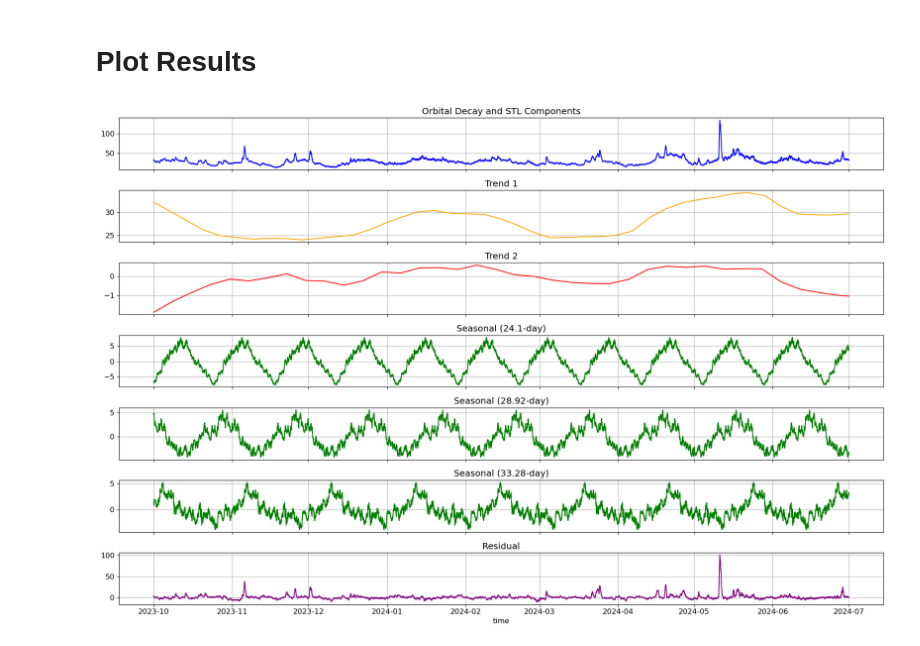
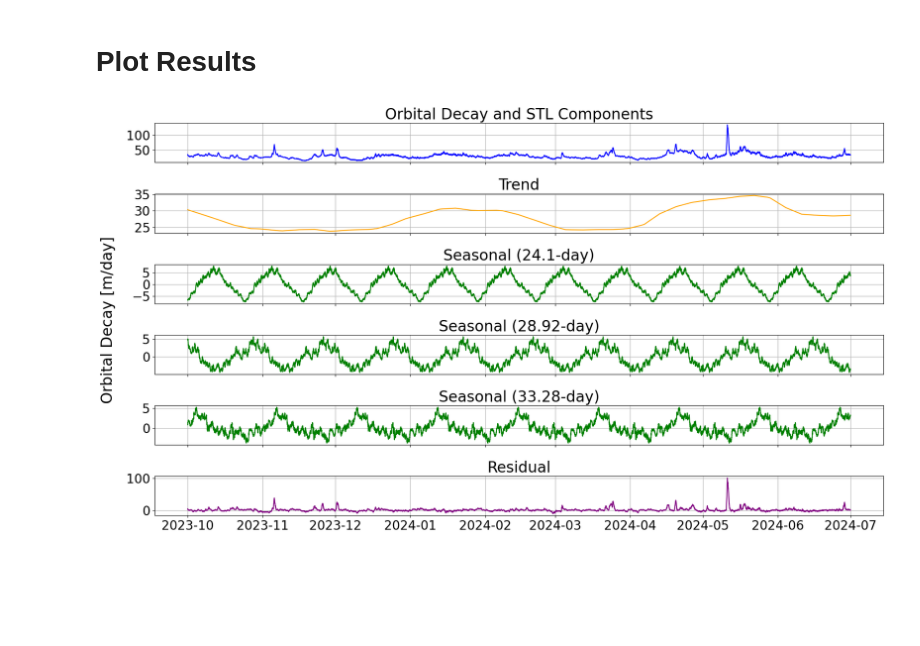
Before and after one commit to David-Student-Bern/MT, a Jupyter notebook: Analysis/Orbital_Decay/Trend_Removal/STL_S3.ipynb, the cells around one changed output. Saved outputs shown, nothing was run; the diff lists cells and outputs as text; code cells hidden in the pictures; blank space fills up the shorter version.

```diff
--- a/Analysis/Orbital_Decay/Trend_Removal/STL_S3.ipynb
+++ b/Analysis/Orbital_Decay/Trend_Removal/STL_S3.ipynb
@@ -196,35 +210,36 @@ plot_lombscargle_periodogram(GFOC_subset, start_date, end_date,
 # %% [markdown]
 # Plot Results
 # %%
+# set font & label size
+plt.rcParams.update({'font.size': 20})
+
 GFOC_subset['original_decay'] = GFOC_data['orbital_decay'].where(GFOC_data['time'].isin(GFOC_subset['time']))
 # plot components
-fig, axs = plt.subplots(7, 1, figsize=(18, 12), sharex=True)
+fig, axs = plt.subplots(6, 1, figsize=(18, 10), sharex=True)
 axs[0].plot(GFOC_subset['time'], GFOC_subset['original_decay'], color='blue')
 axs[0].set_title('Orbital Decay and STL Components')
 
-axs[1].plot(GFOC_subset['time'], GFOC_subset['trend_1'], color='orange')
-axs[1].set_title('Trend 1')
+axs[1].plot(GFOC_subset['time'], GFOC_subset['trend_1'] + GFOC_subset['trend_2'], color='orange')
+axs[1].set_title('Trend')
 
-axs[2].plot(GFOC_subset['time'], GFOC_subset['trend_2'], color='red')
-axs[2].set_title('Trend 2')
+axs[2].plot(GFOC_subset['time'], GFOC_subset['seasonal_1'], color='green')
+axs[2].set_title('Seasonal (24.1-day)')
 
-axs[3].plot(GFOC_subset['time'], GFOC_subset['seasonal_1'], color='green')
-axs[3].set_title('Seasonal (24.1-day)')
+axs[3].plot(GFOC_subset['time'], GFOC_subset['seasonal_2'], color='green')
+axs[3].set_title('Seasonal (28.92-day)')
 
-axs[4].plot(GFOC_subset['time'], GFOC_subset['seasonal_2'], color='green')
-axs[4].set_title('Seasonal (28.92-day)')
+axs[4].plot(GFOC_subset['time'], GFOC_subset['seasonal_3'], color='green')
+axs[4].set_title('Seasonal (33.28-day)')
 
-axs[5].plot(GFOC_subset['time'], GFOC_subset['seasonal_3'], color='green')
-axs[5].set_title('Seasonal (33.28-day)')
-
-axs[6].plot(GFOC_subset['time'], GFOC_subset['residual'], color='purple')
-axs[6].set_title('Residual')
+axs[5].plot(GFOC_subset['time'], GFOC_subset['residual'], color='purple')
+axs[5].set_title('Residual')
 
 for ax in axs:
     # ax.legend()
     ax.grid()
-plt.xlabel('time')
+# plt.xlabel('time')
+fig.supylabel('Orbital Decay [m/day]')
 plt.tight_layout()
 plt.show()
 # %% [output]
-[figure, old version]
+[figure, new version]
```
Also changed, not shown: parts of 7 cells of this notebook, 8 other files.
